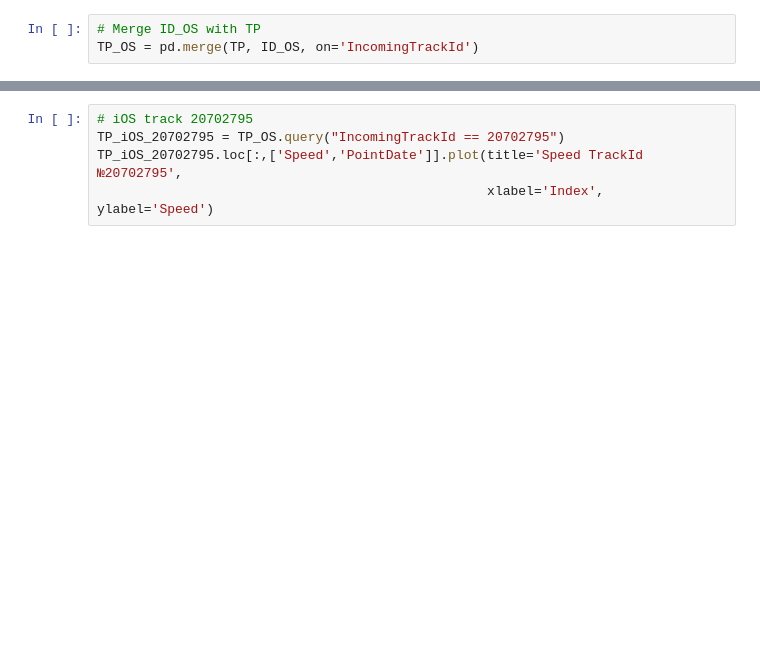
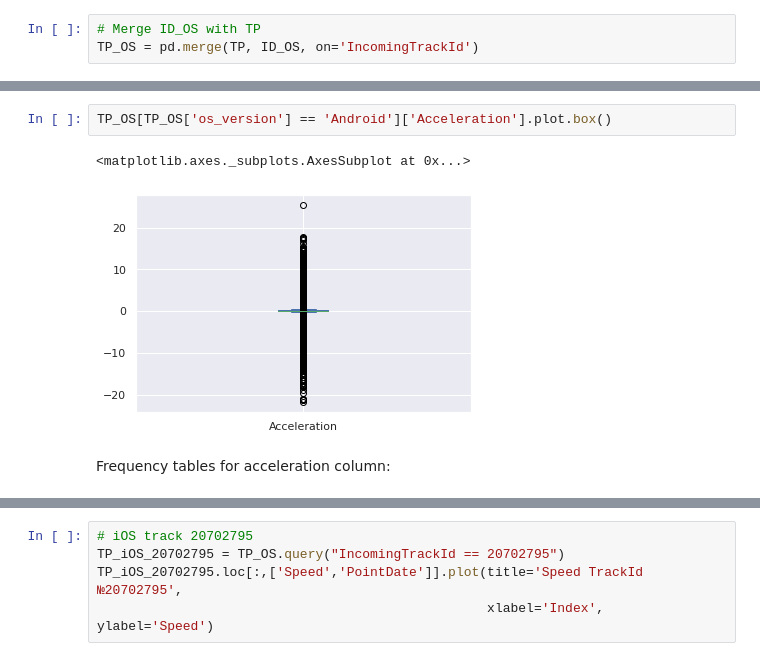
Before and after one commit to Cepera90/test, a Jupyter notebook: test_1_2.ipynb, the cells around one changed output, grey strips where cells are left out. Drawn from its saved outputs; the diff is of its cells as text; blank space fills up the shorter version.

```diff
--- a/test_1_2.ipynb
+++ b/test_1_2.ipynb
@@ -118,0 +190,7 @@ TP_OS = pd.merge(TP, ID_OS, on='IncomingTrackId')
+# %%
+TP_OS[TP_OS['os_version'] == 'Android']['Acceleration'].plot.box()
+# %% [output]
+<matplotlib.axes._subplots.AxesSubplot at 0x...>
+[figure, added]
+# %% [markdown]
+Frequency tables for acceleration column:
```
Also changed, not shown: parts of 23 cells of this notebook.
